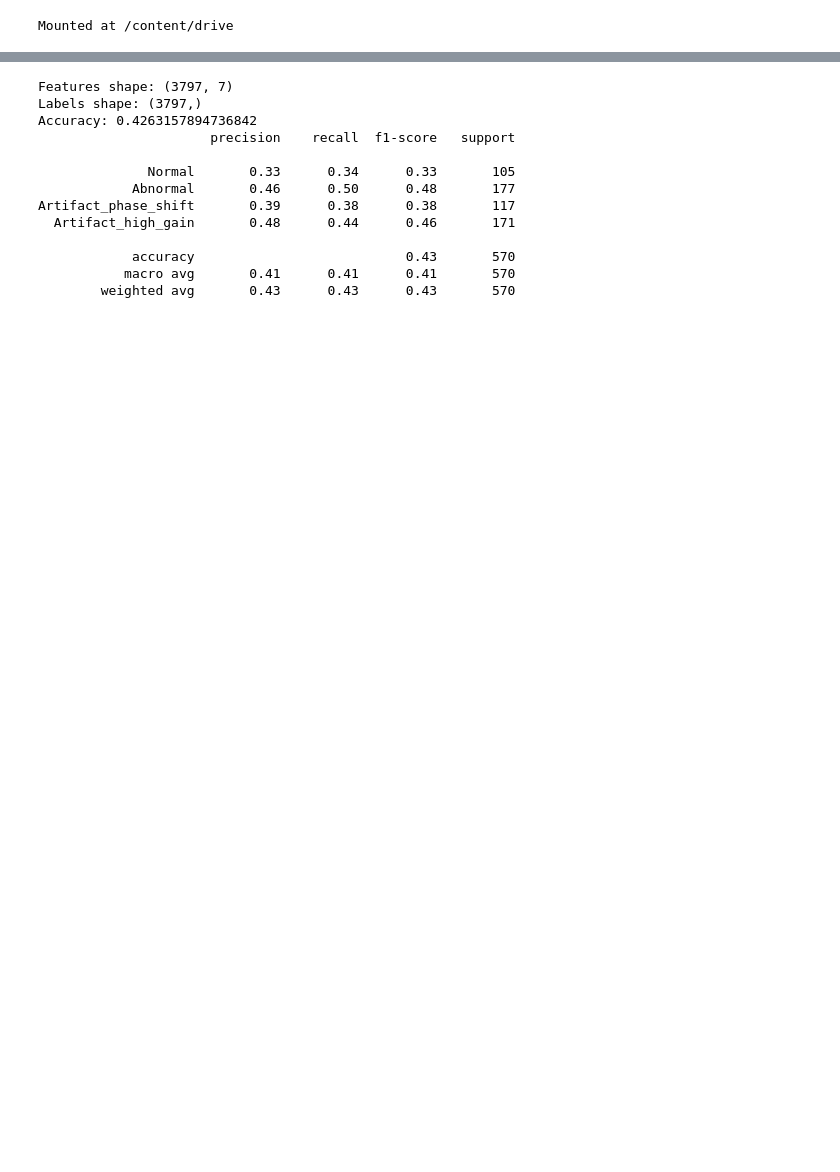
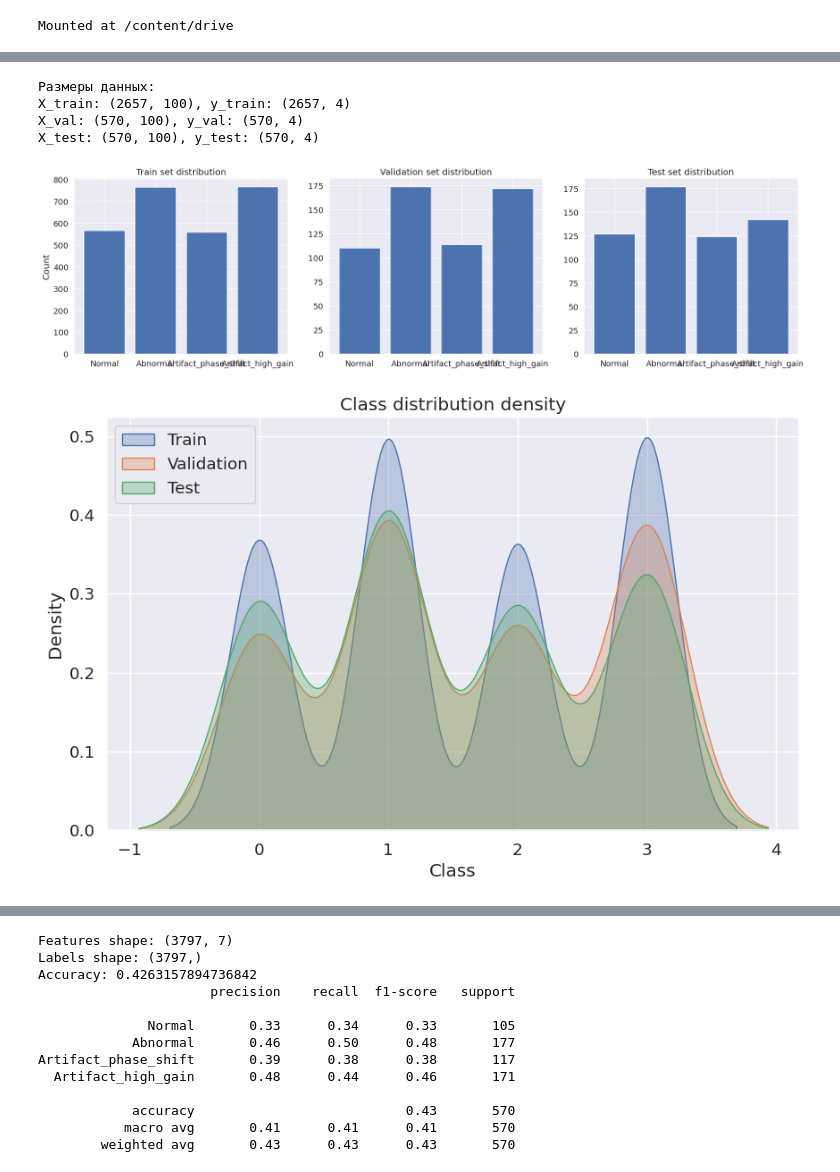
Before and after one commit to makarova-anna/COURSE_WORK_MSU_AI, a Jupyter notebook: Project_DL_Makarova_Anna.ipynb, the cells around one changed output, grey strips where cells are left out. Cells and saved outputs as stored; diff of their text form; code cells hidden in the pictures; blank space fills up the shorter version.

```diff
--- a/Project_DL_Makarova_Anna.ipynb
+++ b/Project_DL_Makarova_Anna.ipynb
@@ -224,0 +374,68 @@ Artifact_phase_shift       0.90      0.90      0.90       117
+# %%
+num_samples = segments_normalized.shape[0]
+num_features = segments_normalized.shape[1] * segments_normalized.shape[2]  # time_steps * features
+X_flattened = segments_normalized.reshape(num_samples, num_features)
+# %%
+import numpy as np
+import matplotlib.pyplot as plt
+import seaborn as sns
+from sklearn.model_selection import train_test_split
+
+
+X_train, X_temp, y_train, y_temp = train_test_split(
+    X_flattened, y, test_size=0.3, random_state=42
+)
+X_test, X_val, y_test, y_val = train_test_split(
+    X_temp, y_temp, test_size=0.5, random_state=42
+)
+
+print("Размеры данных:")
+print(f"X_train: {X_train.shape}, y_train: {y_train.shape}")
+print(f"X_val: {X_val.shape}, y_val: {y_val.shape}")
+print(f"X_test: {X_test.shape}, y_test: {y_test.shape}\n")
+
+def plot_class_distribution(y_train, y_val, y_test, labels):
+    fig, (ax1, ax2, ax3) = plt.subplots(1, 3, figsize=(18, 5))
+
+    y_train_classes = np.argmax(y_train, axis=1)
+    y_val_classes = np.argmax(y_val, axis=1)
+    y_test_classes = np.argmax(y_test, axis=1)
+
+    train_counts = np.bincount(y_train_classes)
+    val_counts = np.bincount(y_val_classes)
+    test_counts = np.bincount(y_test_classes)
+
+    ax1.bar(labels, train_counts)
+    ax1.set_title('Train set distribution')
+    ax1.set_ylabel('Count')
+
+    ax2.bar(labels, val_counts)
+    ax2.set_title('Validation set distribution')
+
+    ax3.bar(labels, test_counts)
+    ax3.set_title('Test set distribution')
+
+    plt.tight_layout()
+    plt.show()
+
+    # Density plot
+    plt.figure(figsize=(10, 6))
+    sns.kdeplot(y_train_classes, label='Train', fill=True, alpha=0.3)
+    sns.kdeplot(y_val_classes, label='Validation', fill=True, alpha=0.3)
+    sns.kdeplot(y_test_classes, label='Test', fill=True, alpha=0.3)
+    plt.title('Class distribution density')
+    plt.xlabel('Class')
+    plt.ylabel('Density')
+    plt.legend()
+    plt.grid(True)
+    plt.show()
+
+
+plot_class_distribution(y_train, y_val, y_test, LABELS)
+# %% [output]
+Размеры данных:
+X_train: (2657, 100), y_train: (2657, 4)
+X_val: (570, 100), y_val: (570, 4)
+X_test: (570, 100), y_test: (570, 4)
+[figure, added]
+[figure, added]
```
Also changed, not shown: parts of 75 cells of this notebook.
